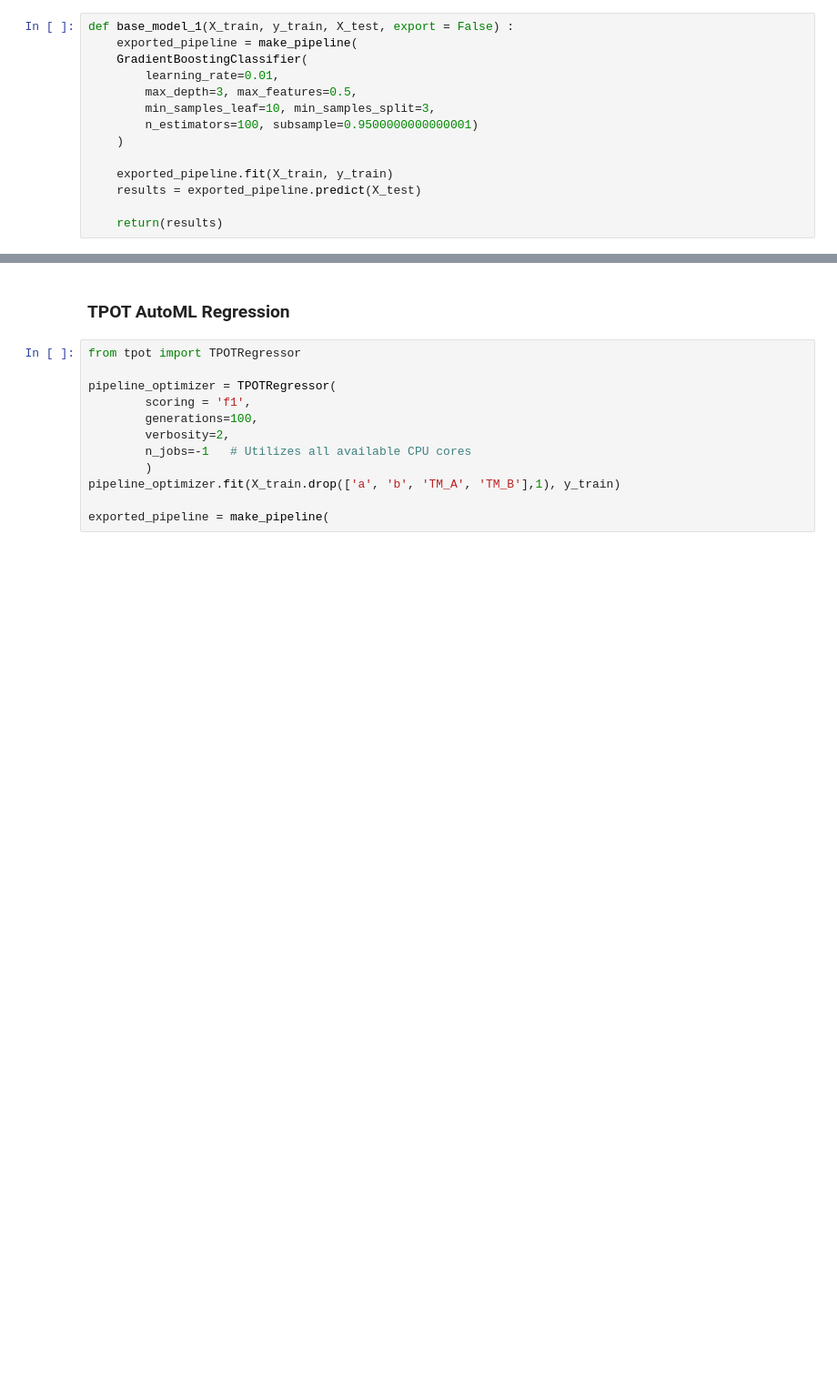
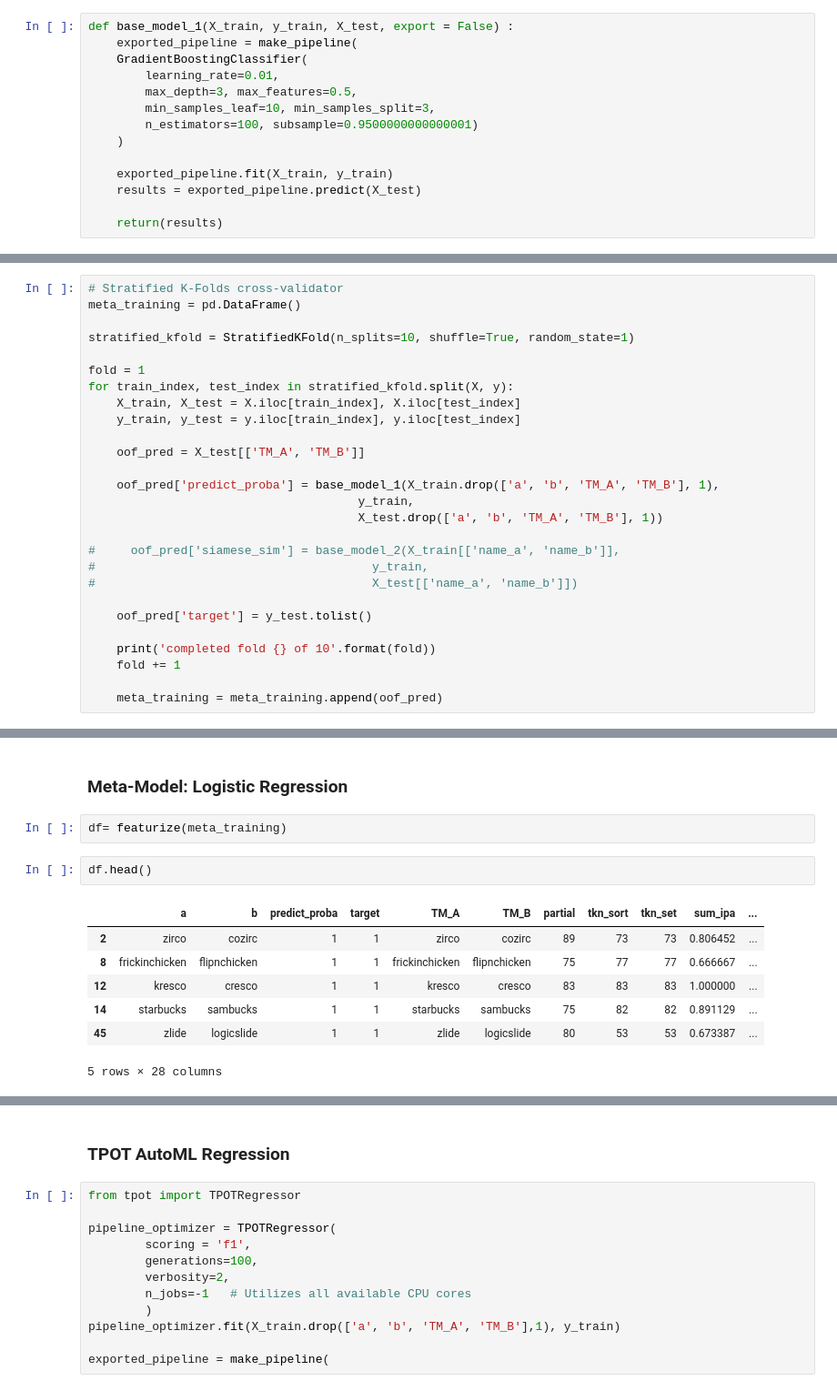
Before and after one commit to nguyens7/InfringeMark, a Jupyter notebook: 02_Modeling.ipynb, the cells around one changed output, grey strips where cells are left out. Shown at 91% size. Cells and saved outputs as stored; diff of their text form; blank space fills up the shorter version.

```diff
--- a/02_Modeling.ipynb
+++ b/02_Modeling.ipynb
@@ -278,0 +278,27 @@ ValueError: could not convert string to float: 'THE QUBE'
+# %%
+# Stratified K-Folds cross-validator
+meta_training = pd.DataFrame()
+
+stratified_kfold = StratifiedKFold(n_splits=10, shuffle=True, random_state=1)
+
+fold = 1
+for train_index, test_index in stratified_kfold.split(X, y):
+    X_train, X_test = X.iloc[train_index], X.iloc[test_index]
+    y_train, y_test = y.iloc[train_index], y.iloc[test_index]
+
+    oof_pred = X_test[['TM_A', 'TM_B']]
+
+    oof_pred['predict_proba'] = base_model_1(X_train.drop(['a', 'b', 'TM_A', 'TM_B'], 1),
+                                      y_train,
+                                      X_test.drop(['a', 'b', 'TM_A', 'TM_B'], 1))
+
+#     oof_pred['siamese_sim'] = base_model_2(X_train[['name_a', 'name_b']],
+#                                       y_train,
+#                                       X_test[['name_a', 'name_b']])
+
+    oof_pred['target'] = y_test.tolist()
+
+    print('completed fold {} of 10'.format(fold))
+    fold += 1
+
+    meta_training = meta_training.append(oof_pred)
@@ -278,0 +391,14 @@ ValueError: could not convert string to float: 'THE QUBE'
+# %% [markdown]
+### Meta-Model: Logistic Regression
+# %%
+df= featurize(meta_training)
+# %%
+df.head()
+# %% [output]
+|  | a | b | predict_proba | target | TM_A | TM_B | partial | tkn_sort | tkn_set | sum_ipa | ... |
+| 2 | zirco | cozirc | 1 | 1 | zirco | cozirc | 89 | 73 | 73 | 0.806452 | ... |
+| 8 | frickinchicken | flipnchicken | 1 | 1 | frickinchicken | flipnchicken | 75 | 77 | 77 | 0.666667 | ... |
+| 12 | kresco | cresco | 1 | 1 | kresco | cresco | 83 | 83 | 83 | 1.000000 | ... |
+| 14 | starbucks | sambucks | 1 | 1 | starbucks | sambucks | 75 | 82 | 82 | 0.891129 | ... |
+| 45 | zlide | logicslide | 1 | 1 | zlide | logicslide | 80 | 53 | 53 | 0.673387 | ... |
+5 rows × 28 columns
```
Also changed, not shown: parts of 16 cells of this notebook.
